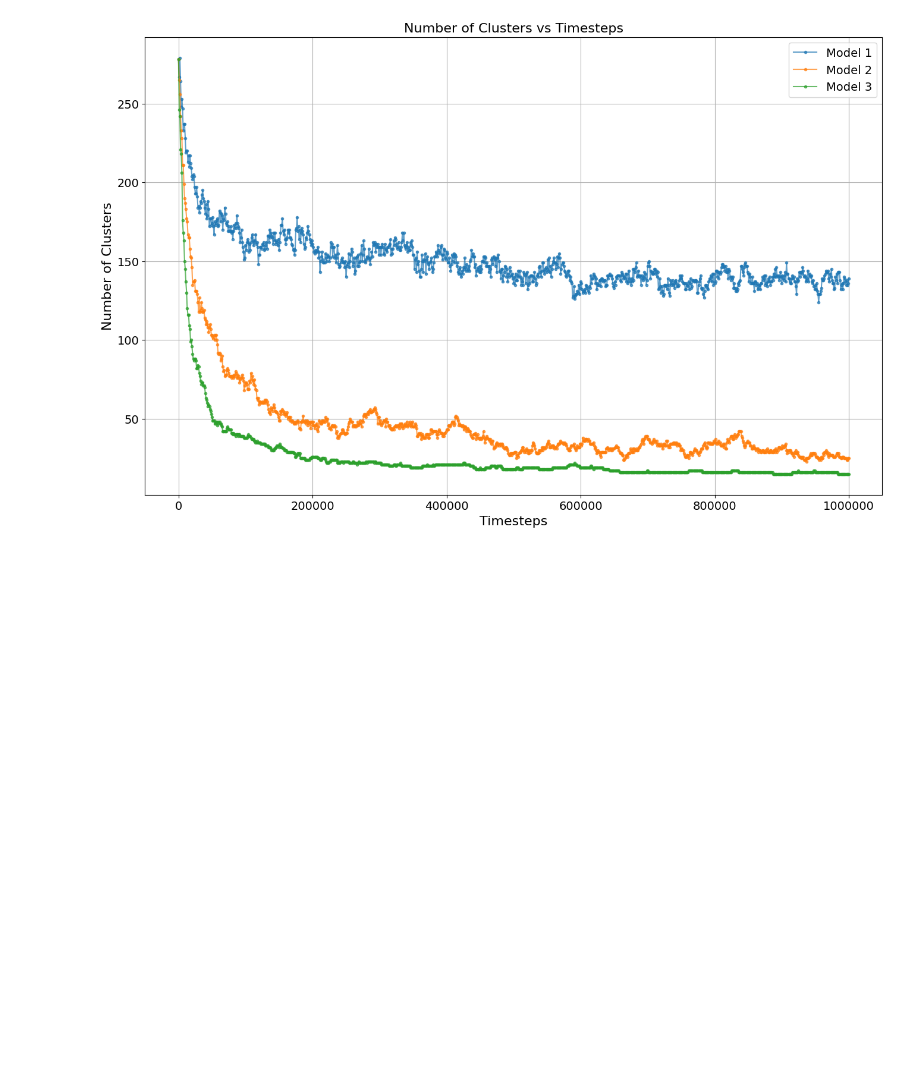
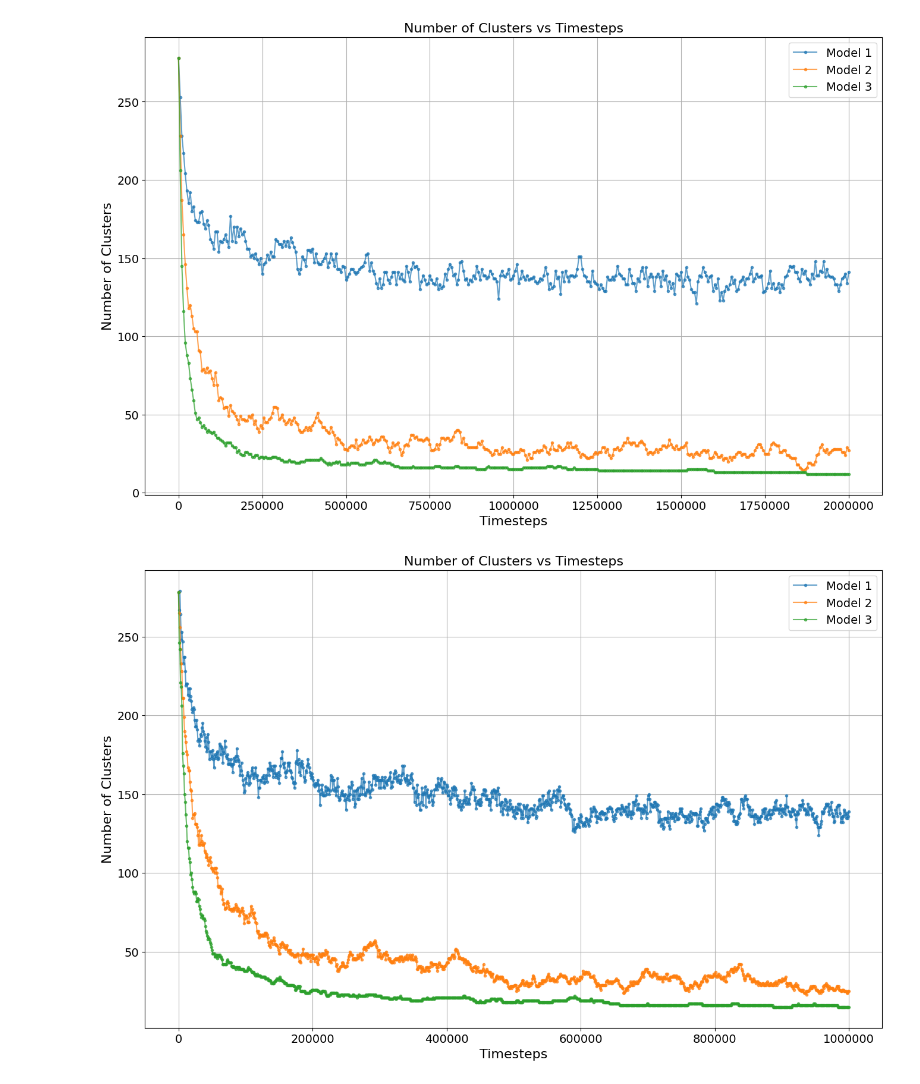
Before and after one commit to ElenaEspinosaMinano/mod_lammps_code, a Jupyter notebook: jupy_notes/plots.ipynb, the cells around one changed output. Saved outputs shown, nothing was run; the diff lists cells and outputs as text; code cells hidden in the pictures; blank space fills up the shorter version.

Commit message:
running sims + visualising plots

```diff
--- a/jupy_notes/plots.ipynb
+++ b/jupy_notes/plots.ipynb
@@ -9,6 +9,9 @@ import pandas as pd
 file_path_1 = '/home/elenaespinosa/OneDrive/Uni/Summer_courses/Summer_project/mod_lammps_code/outfiles/outfile_1'
 file_path_2 = '/home/elenaespinosa/OneDrive/Uni/Summer_courses/Summer_project/mod_lammps_code/outfiles/outfile_2'
 file_path_3 = '/home/elenaespinosa/OneDrive/Uni/Summer_courses/Summer_project/mod_lammps_code/outfiles/outfile_3'
+file_path_4 = '/home/elenaespinosa/OneDrive/Uni/Summer_courses/Summer_project/mod_lammps_code/outfiles/outfile_1_run_1.dat'
+file_path_5 = '/home/elenaespinosa/OneDrive/Uni/Summer_courses/Summer_project/mod_lammps_code/outfiles/outfile_2_run_1.dat'
+file_path_6 = '/home/elenaespinosa/OneDrive/Uni/Summer_courses/Summer_project/mod_lammps_code/outfiles/outfile_3_run_1.dat'
 
 # save plots to
 save_plots_to = '/home/elenaespinosa/OneDrive/Uni/Summer_courses/Summer_project/mod_lammps_code/plots/'
@@ -22,6 +25,38 @@ data_2.columns = ['Timesteps', 'No_of_clusters', 'Mean_size_of_clusters', 'Size_
 
 data_3 = pd.read_csv(file_path_3, sep=' ', comment='#', header=None)
 data_3.columns = ['Timesteps', 'No_of_clusters', 'Mean_size_of_clusters', 'Size_of_largest_cluster']
+
+data_4 = pd.read_csv(file_path_4, sep=' ', comment='#', header=None)
+data_4.columns = ['Timesteps', 'No_of_clusters', 'Mean_size_of_clusters', 'Size_of_largest_cluster']
+
+data_5 = pd.read_csv(file_path_5, sep=' ', comment='#', header=None)
+data_5.columns = ['Timesteps', 'No_of_clusters', 'Mean_size_of_clusters', 'Size_of_largest_cluster']
+
+data_6 = pd.read_csv(file_path_6, sep=' ', comment='#', header=None)
+data_6.columns = ['Timesteps', 'No_of_clusters', 'Mean_size_of_clusters', 'Size_of_largest_cluster']
+# %%
+plt.figure(figsize=(16, 10))
+
+plt.plot(data_4['Timesteps'], data_4['No_of_clusters'], marker='.', alpha=0.7, label='Model 1')
+plt.plot(data_5['Timesteps'], data_5['No_of_clusters'], marker='.', alpha=0.7, label='Model 2')
+plt.plot(data_6['Timesteps'], data_6['No_of_clusters'], marker='.', alpha=0.7, label='Model 3')
+
+plt.xlabel('Timesteps', fontsize ='16')
+plt.xticks(fontsize='14')
+
+plt.ylabel('Number of Clusters', fontsize ='16')
+plt.yticks(fontsize='14')
+
+plt.title('Number of Clusters vs Timesteps', fontsize ='16')
+plt.ticklabel_format(style='plain')
+
+plt.legend(fontsize="14", loc ="upper right")
+plt.grid(True)
+
+#plt.savefig(save_plots_to + "plot_1_run_1.png")
+plt.show()
+# %% [output]
+[figure, added]
 # %%
 plt.figure(figsize=(16, 10))
 
```
Also changed, not shown: parts of 2 cells of this notebook, 1 other file.
